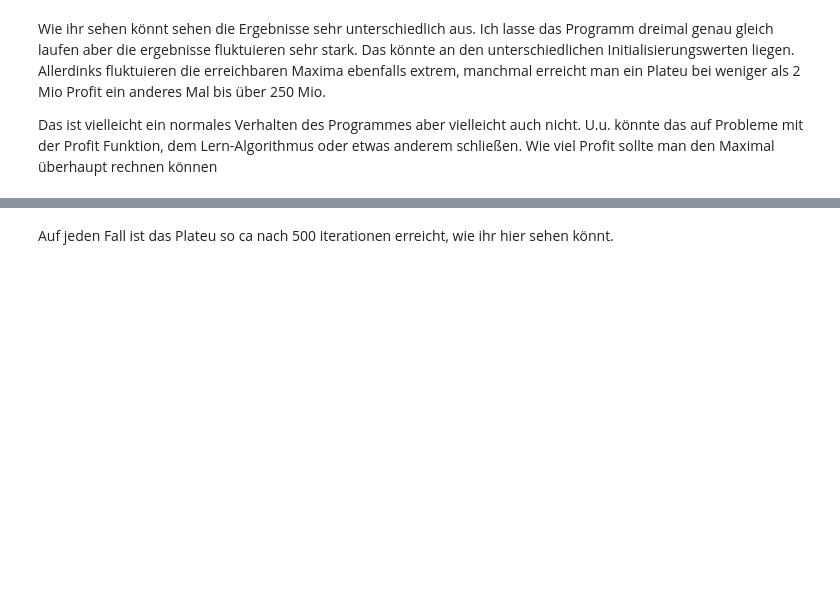
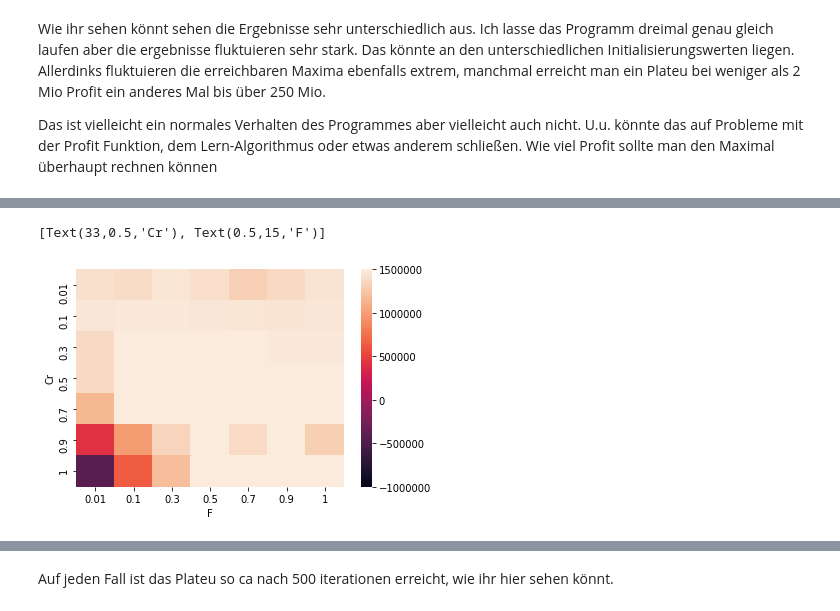
Before and after one commit to bereRadeck/NIA-Homework, a Jupyter notebook: ex4/tests.ipynb, the cells around one changed output, grey strips where cells are left out. Saved outputs shown, nothing was run; the diff lists cells and outputs as text; code cells hidden in the pictures; blank space fills up the shorter version.

```diff
--- a/ex4/tests.ipynb
+++ b/ex4/tests.ipynb
@@ -56,0 +172,10 @@ Das ist vielleicht ein normales Verhalten des Programmes aber vielleicht auch ni
+# %%
+from seaborn import heatmap
+hm = heatmap(maxarray,vmin = -1000000, vmax = 1500000,xticklabels=F, yticklabels=Cr)
+hm.set(xlabel='F', ylabel='Cr')
+#print(max(maxarray))
+#hm.yticks = (Cr)
+#hm.xticks(F)
+# %% [output]
+[Text(33,0.5,'Cr'), Text(0.5,15,'F')]
+[figure, added]
```
Also changed, not shown: parts of 11 cells of this notebook, 14 other files.
